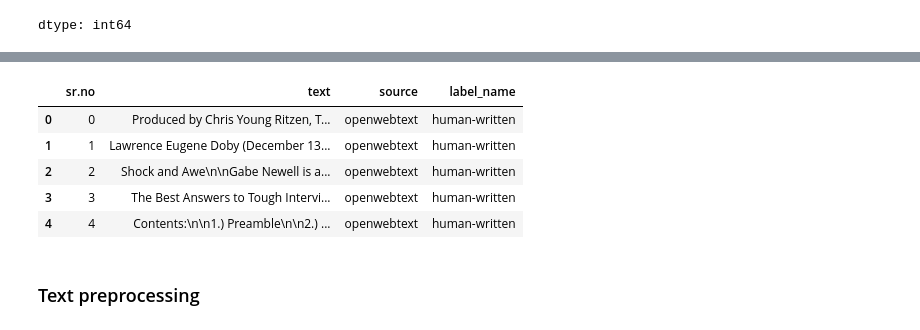
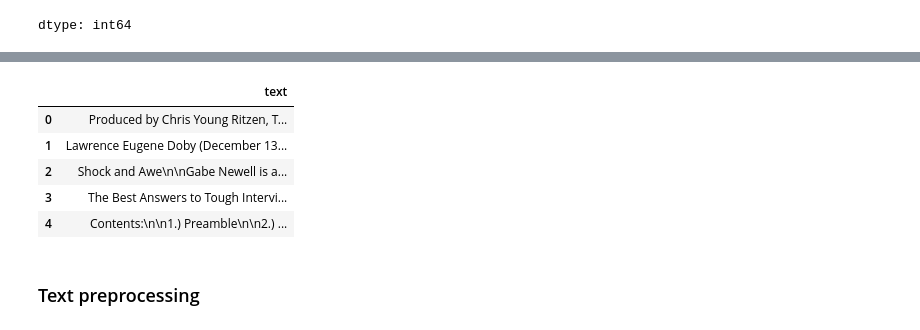
Before and after one commit to savindumahasen/AI-Detection-System-, a Jupyter notebook: Notebook.ipynb, the cells around one changed output, grey strips where cells are left out. Saved outputs shown, nothing was run; the diff lists cells and outputs as text; code cells hidden in the pictures.

```diff
--- a/Notebook.ipynb
+++ b/Notebook.ipynb
@@ -128,14 +128,14 @@ dtype: int64
 # %%
 ## seperate the target variable from indepdentdant variables
-train_set=train.drop('label_id',axis=True)
+train_set=train.drop(['label_id','label_name','source','sr.no'],axis=True)
 train_set.head()
 # %% [output]
-|  | sr.no | text | source | label_name |
-| 0 | 0 | Produced by Chris Young Ritzen, T... | openwebtext | human-written |
-| 1 | 1 | Lawrence Eugene Doby (December 13... | openwebtext | human-written |
-| 2 | 2 | Shock and Awe\n\nGabe Newell is a... | openwebtext | human-written |
-| 3 | 3 | The Best Answers to Tough Intervi... | openwebtext | human-written |
-| 4 | 4 | Contents:\n\n1.) Preamble\n\n2.) ... | openwebtext | human-written |
+|  | text |
+| 0 | Produced by Chris Young Ritzen, T... |
+| 1 | Lawrence Eugene Doby (December 13... |
+| 2 | Shock and Awe\n\nGabe Newell is a... |
+| 3 | The Best Answers to Tough Intervi... |
+| 4 | Contents:\n\n1.) Preamble\n\n2.) ... |
 # %% [markdown]
 ### Text preprocessing
 # %%
```
Also changed, not shown: parts of 6 cells of this notebook.
